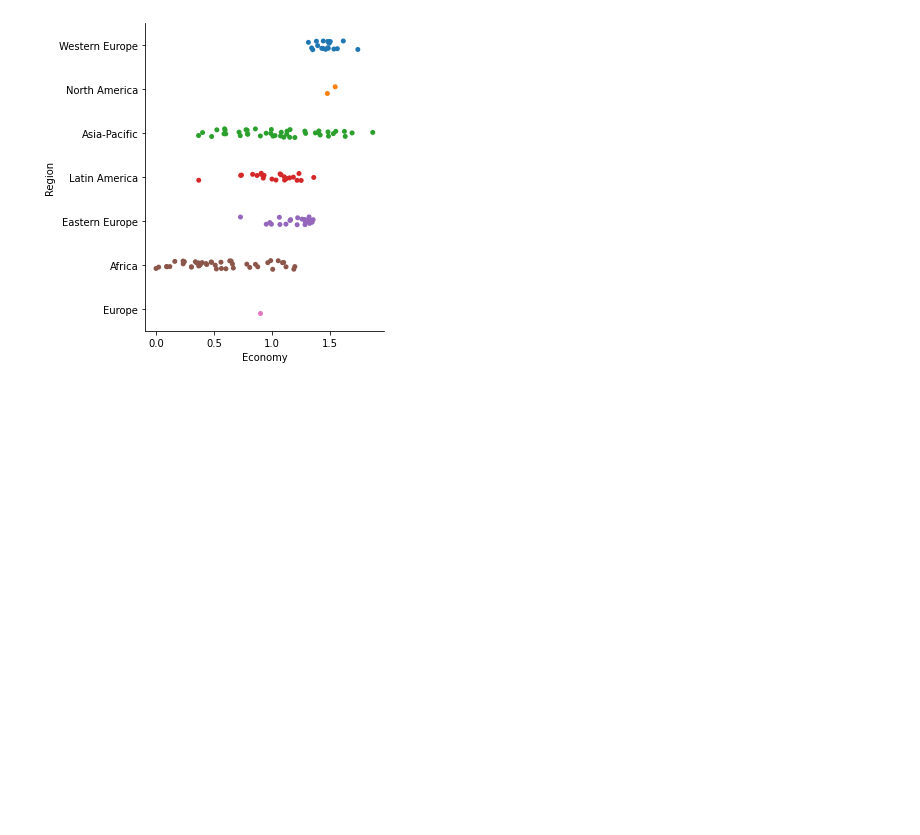
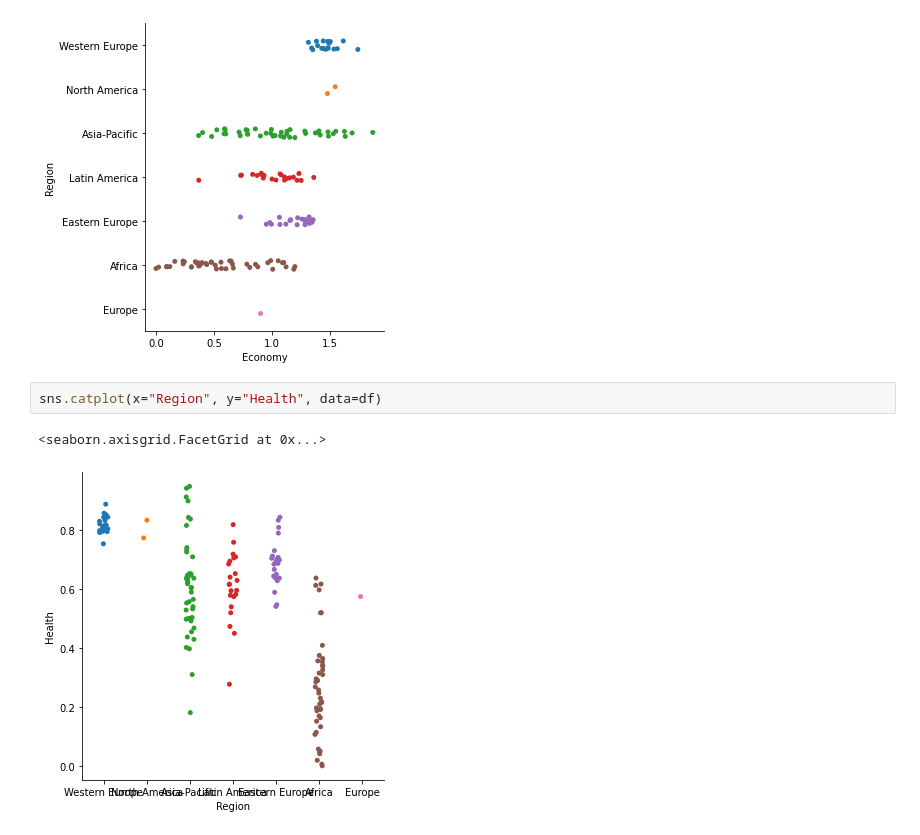
Before and after one commit to Ansh-dev-2005/Machine-Learning-and-Artificial-Intelligence, a Jupyter notebook: seaborn2.ipynb, the cells around one changed output. Drawn from its saved outputs; the diff is of its cells as text; blank space fills up the shorter version.

```diff
--- a/seaborn2.ipynb
+++ b/seaborn2.ipynb
@@ -77,3 +77,8 @@ sns.catplot(x="Economy", y="Region", data=df)
 # %% [output]
 <seaborn.axisgrid.FacetGrid at 0x...>
 [figure]
+# %%
+sns.catplot(x="Region", y="Health", data=df)
+# %% [output]
+<seaborn.axisgrid.FacetGrid at 0x...>
+[figure, added]
```
Also changed, not shown: parts of 5 cells of this notebook.
